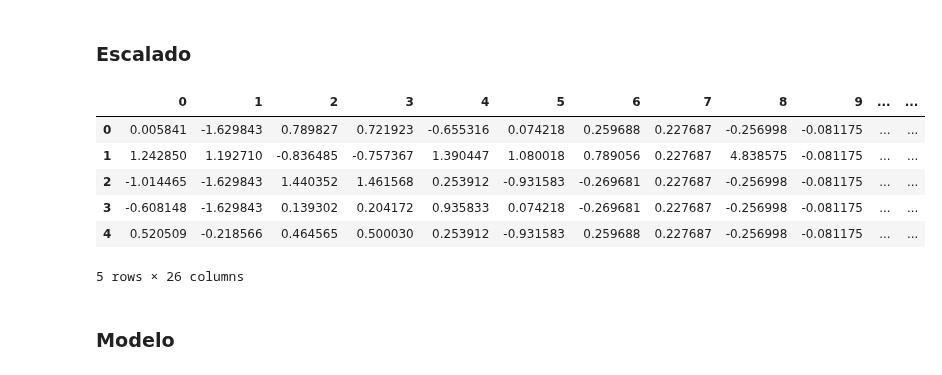
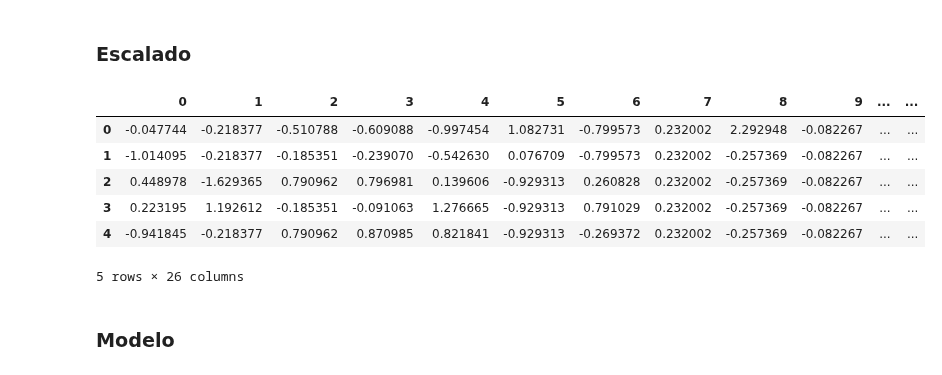
Before and after one commit to m-cabrerar/7506R-1C2023-GRUPO01, a Jupyter notebook: checkpoint 4/7506R_TP1_GRUPO01_CHP4_ENTREGA.ipynb, the cells around one changed output. Drawn from its saved outputs; the diff is of its cells as text; code cells hidden in the pictures.

```diff
--- a/checkpoint 4/7506R_TP1_GRUPO01_CHP4_ENTREGA.ipynb
+++ b/checkpoint 4/7506R_TP1_GRUPO01_CHP4_ENTREGA.ipynb
@@ -65,7 +62,7 @@ from sklearn import preprocessing
 # %% [markdown]
 ### Modo Testing o Kaggle
 # %%
-TESTING = True
+TESTING = False
 # %% [markdown]
 ### Cargado de Dataset
 # %%
@@ -146,30 +143,32 @@ def metricas(y_pred,y_test):
 # %% [markdown]
 ### Generacion del dataset de prueba
 # %%
+# Separamos conjunto de Train y Test
 x = ds[features].values
 y = ds[target].values
-
-#Separo conjunto de Train y de Test (80/20)
-if TESTING: x_train, x_test, y_train, y_test = train_test_split(x, y , test_size=0.20, random_state=0, stratify=ds[target])
+if TESTING:
+    x_train, x_test, y_train, y_test = train_test_split(x, y , test_size=0.20, random_state=0, stratify=ds[target])
 else:
-    x_train = ds[features]
-    y_train = ds[target].values
+    x_train, x_test, y_train, y_test = train_test_split(x, y , test_size=0.10, random_state=0, stratify=ds[target])
+    x_predict = ds_test[features].values
 # %% [markdown]
 ### Escalado
 # %%
-# Vimos que el StandardScaler funciona mejor al entrenar la red
+# Vimos que el StandardScaler funciona mejor que el MinMaxScaler al entrenar la red
 sscaler=StandardScaler()
-#sscaler=MinMaxScaler()
-x_train = sscaler.fit_transform(x_train)
-if TESTING: x_test = sscaler.fit_transform(x_test)
+sscaler.fit(x_train)
+x_train = sscaler.transform(x_train)
+x_test = sscaler.transform(x_test)
+x_predict = sscaler.transform(x_predict)
+
 pd.DataFrame(x_train).head()
 # %% [output]
 |  | 0 | 1 | 2 | 3 | 4 | 5 | 6 | 7 | 8 | 9 | ... | ... |
-| 0 | 0.005841 | -1.629843 | 0.789827 | 0.721923 | -0.655316 | 0.074218 | 0.259688 | 0.227687 | -0.256998 | -0.081175 | ... | ... |
-| 1 | 1.242850 | 1.192710 | -0.836485 | -0.757367 | 1.390447 | 1.080018 | 0.789056 | 0.227687 | 4.838575 | -0.081175 | ... | ... |
-| 2 | -1.014465 | -1.629843 | 1.440352 | 1.461568 | 0.253912 | -0.931583 | -0.269681 | 0.227687 | -0.256998 | -0.081175 | ... | ... |
-| 3 | -0.608148 | -1.629843 | 0.139302 | 0.204172 | 0.935833 | 0.074218 | -0.269681 | 0.227687 | -0.256998 | -0.081175 | ... | ... |
-| 4 | 0.520509 | -0.218566 | 0.464565 | 0.500030 | 0.253912 | -0.931583 | 0.259688 | 0.227687 | -0.256998 | -0.081175 | ... | ... |
+| 0 | -0.047744 | -0.218377 | -0.510788 | -0.609088 | -0.997454 | 1.082731 | -0.799573 | 0.232002 | 2.292948 | -0.082267 | ... | ... |
+| 1 | -1.014095 | -0.218377 | -0.185351 | -0.239070 | -0.542630 | 0.076709 | -0.799573 | 0.232002 | -0.257369 | -0.082267 | ... | ... |
+| 2 | 0.448978 | -1.629365 | 0.790962 | 0.796981 | 0.139606 | -0.929313 | 0.260828 | 0.232002 | -0.257369 | -0.082267 | ... | ... |
+| 3 | 0.223195 | 1.192612 | -0.185351 | -0.091063 | 1.276665 | -0.929313 | 0.791029 | 0.232002 | -0.257369 | -0.082267 | ... | ... |
+| 4 | -0.941845 | -0.218377 | 0.790962 | 0.870985 | 0.821841 | -0.929313 | -0.269372 | 0.232002 | -0.257369 | -0.082267 | ... | ... |
 5 rows × 26 columns
 # %% [markdown]
 ### Modelo
```
Also changed, not shown: parts of 10 cells of this notebook, 1 other file.
